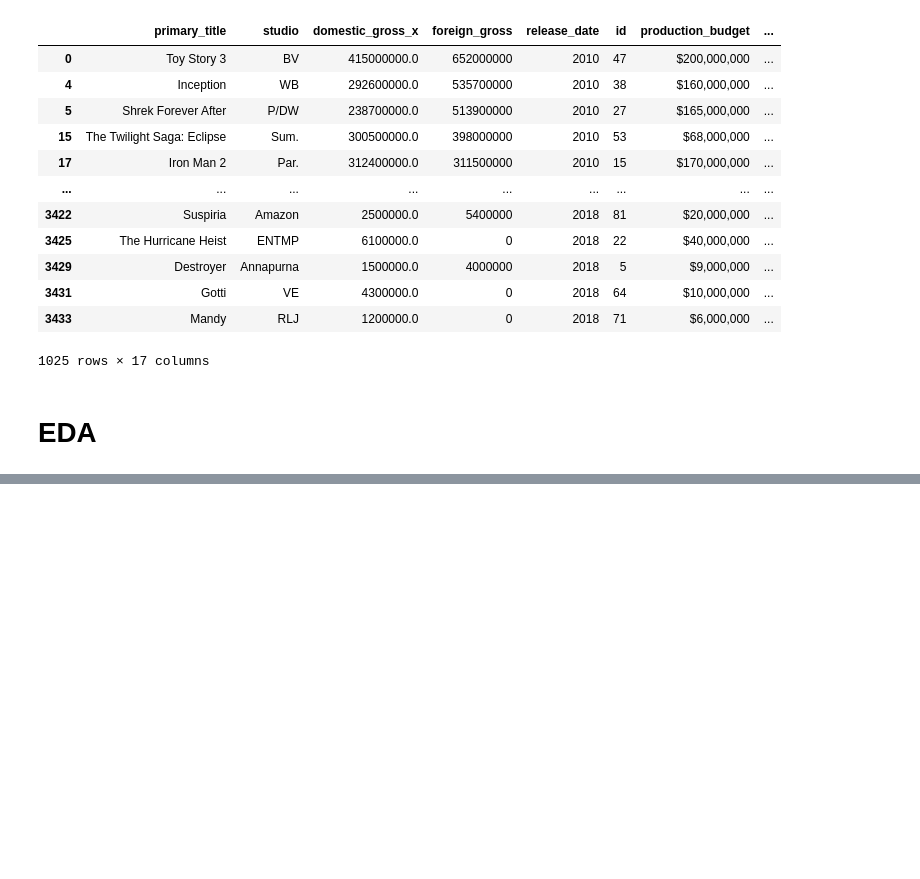
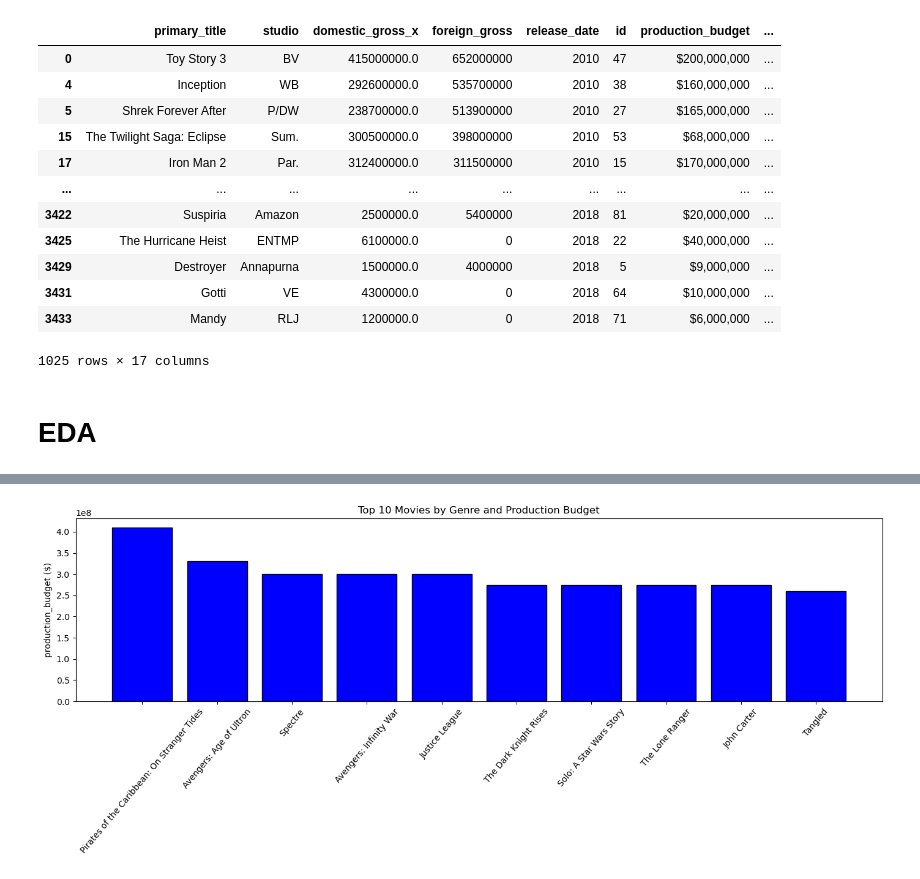
Before and after one commit to Luccy-svg/New_Movie_Studio_Project, a Jupyter notebook: student.ipynb, the cells around one changed output, grey strips where cells are left out. Drawn from its saved outputs; the diff is of its cells as text; code cells hidden in the pictures; blank space fills up the shorter version.

```diff
--- a/student.ipynb
+++ b/student.ipynb
@@ -782,0 +867,12 @@ final
+# %%
+# Creating a copy of the columns to use
+final_subset = final[['primary_title', 'genres','production_budget']].copy()
+# clean the currency in the production_budget by removing $ and ''.
+final_subset['production_budget'] = final_subset['production_budget'].replace(r'[\$,]', '', regex=True)
+# change to numeric
+final_subset['production_budget'] = pd.to_numeric(final_subset['production_budget'],errors= 'coerce')
+# Group and sort values by production_budget
+Top_budget =final_subset.groupby(['primary_title', 'genres'])['production_budget'].sum().reset_index()
+Top_budget= Top_budget.sort_values(by= 'production_budget', ascending= False)
+
+Top_budget.head(10)
@@ -782,0 +891,17 @@ final
+# %%
+Top_budget= Top_budget.head(10)
+
+bar = np.arange(len(Top_budget))
+width= 0.3
+production= Top_budget['production_budget']
+title= Top_budget['primary_title']
+plt.figure(figsize=(14,6))
+plt.bar(bar, production, color='blue', edgecolor='black')
+
+plt.title('Top 10 Movies by Genre and Production Budget')
+plt.ylabel('production_budget ($)')
+plt.xticks(bar,labels= title, rotation=50,)
+plt.tight_layout()
+plt.show()
+# %% [output]
+[figure, added]
```
Also changed, not shown: parts of 11 cells of this notebook.
